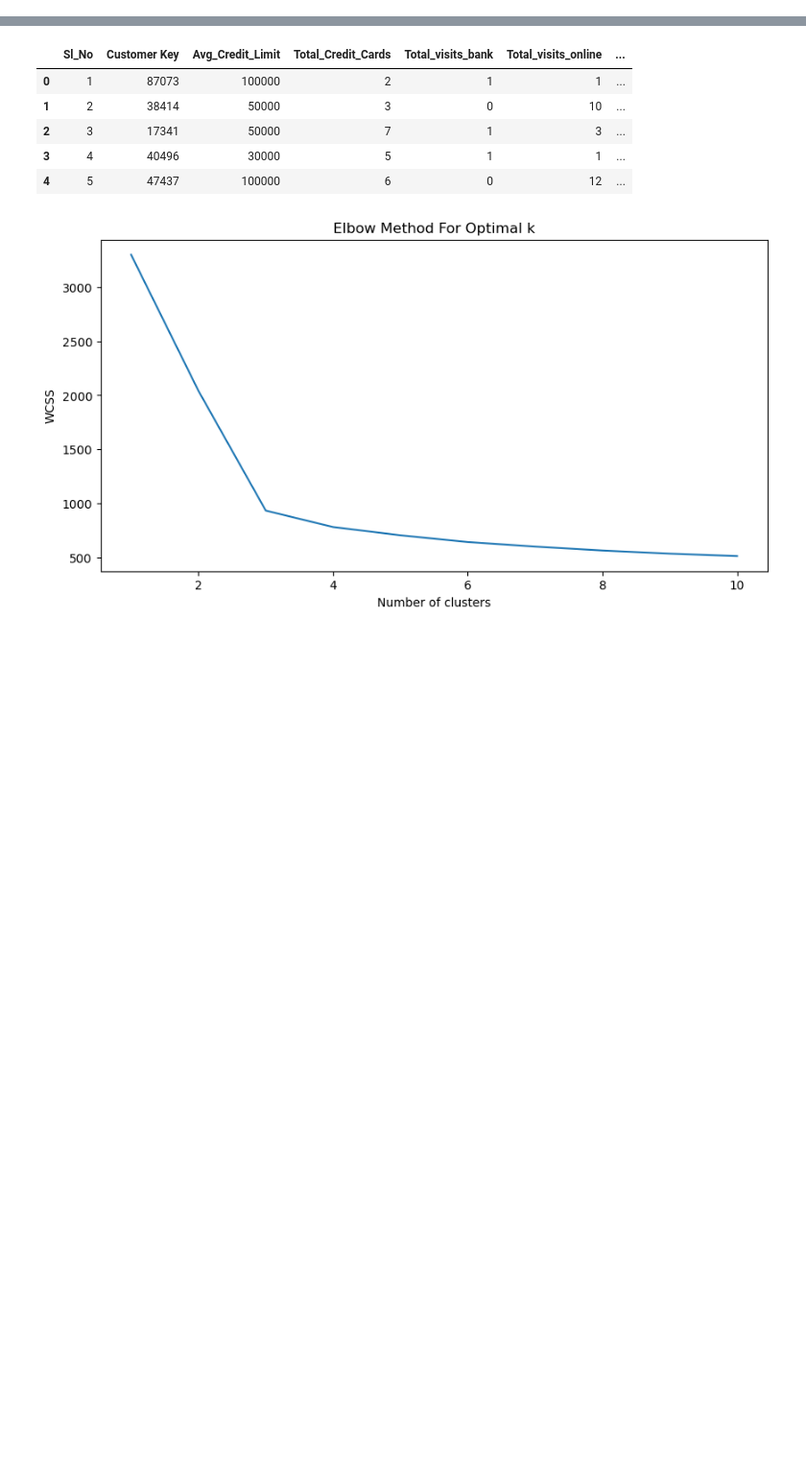
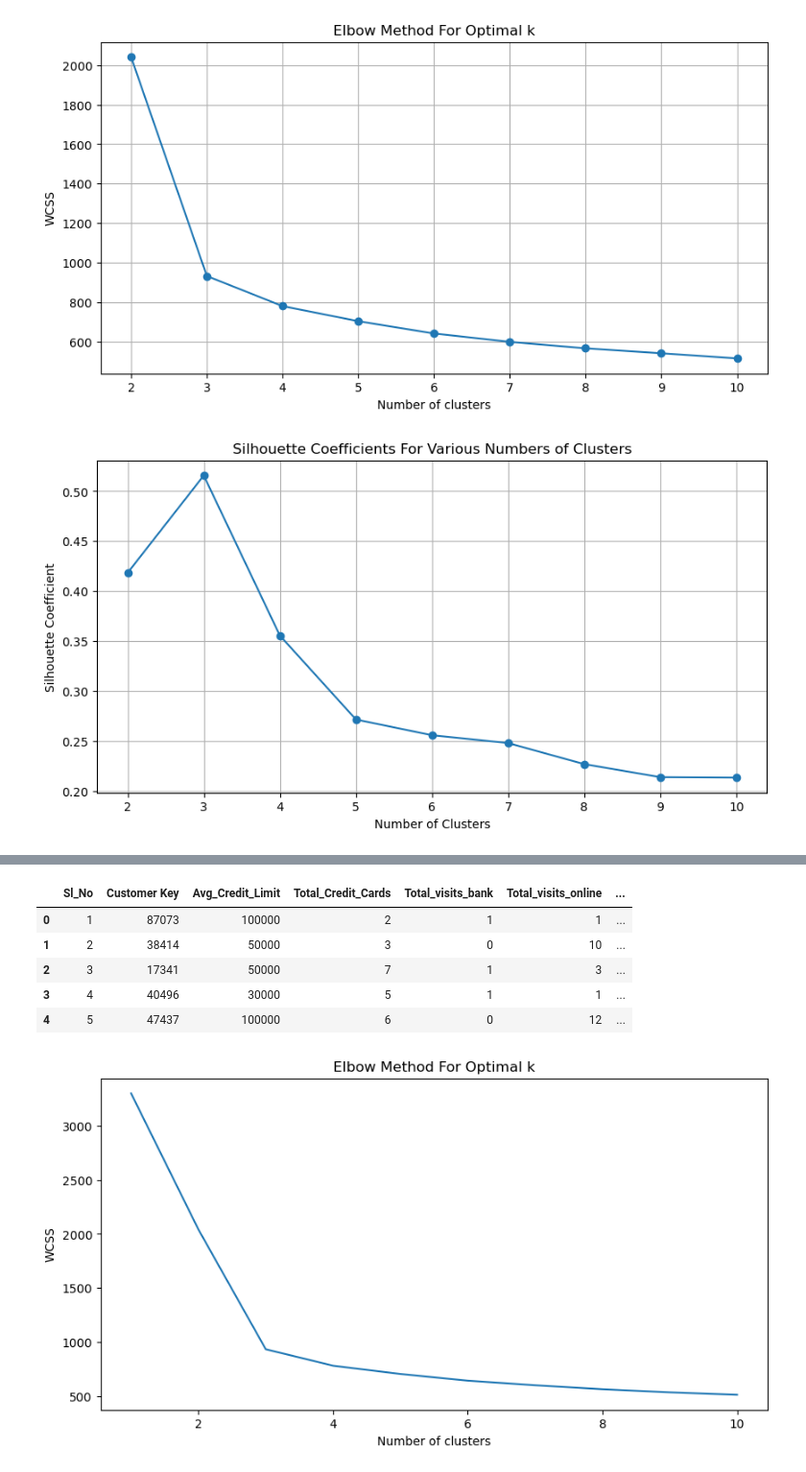
Before and after one commit to shy19007/INDE577_Fianl_Project, a Jupyter notebook: Unsupervised Learning/7_K-Means/K-Means_7.ipynb, the cells around one changed output, grey strips where cells are left out. Shown at 96% size. Cells and saved outputs as stored; diff of their text form; code cells hidden in the pictures; blank space fills up the shorter version.

```diff
--- a/Unsupervised Learning/7_K-Means/K-Means_7.ipynb
+++ b/Unsupervised Learning/7_K-Means/K-Means_7.ipynb
@@ -60,0 +86,44 @@ Let's proceed by standardizing the feature columns and then applying k-Means Clu
+# %%
+from sklearn.cluster import KMeans
+from sklearn.preprocessing import StandardScaler
+from sklearn.metrics import silhouette_score
+import matplotlib.pyplot as plt
+import pandas as pd
+
+# Selecting relevant features for clustering
+features = df[['Avg_Credit_Limit', 'Total_Credit_Cards', 'Total_visits_bank', 'Total_visits_online', 'Total_calls_made']]
+scaler = StandardScaler()
+features_scaled = scaler.fit_transform(features)
+
+# Applying the Elbow Method to find the optimal number of clusters
+wcss = []  # List to hold the values of WCSS (within-cluster sums of squares)
+silhouette_coefficients = []  # List to hold silhouette scores
+range_n_clusters = list(range(2, 11))  # Typically starts at 2 clusters for silhouette score
+
+for i in range_n_clusters:
+    kmeans = KMeans(n_clusters=i, init='k-means++', max_iter=300, n_init=10, random_state=42)
+    kmeans.fit(features_scaled)
+    wcss.append(kmeans.inertia_)
+    score = silhouette_score(features_scaled, kmeans.labels_)
+    silhouette_coefficients.append(score)
+
+# Plotting the Elbow Method graph
+plt.figure(figsize=(10, 5))
+plt.plot(range_n_clusters, wcss, marker='o')
+plt.title('Elbow Method For Optimal k')
+plt.xlabel('Number of clusters')
+plt.ylabel('WCSS')
+plt.grid(True)
+plt.show()
+
+# Plotting Silhouette Coefficients
+plt.figure(figsize=(10, 5))
+plt.plot(range_n_clusters, silhouette_coefficients, marker='o')
+plt.title('Silhouette Coefficients For Various Numbers of Clusters')
+plt.xlabel('Number of Clusters')
+plt.ylabel('Silhouette Coefficient')
+plt.grid(True)
+plt.show()
+# %% [output]
+[figure, added]
+[figure, added]
```
Also changed, not shown: parts of 7 cells of this notebook.
